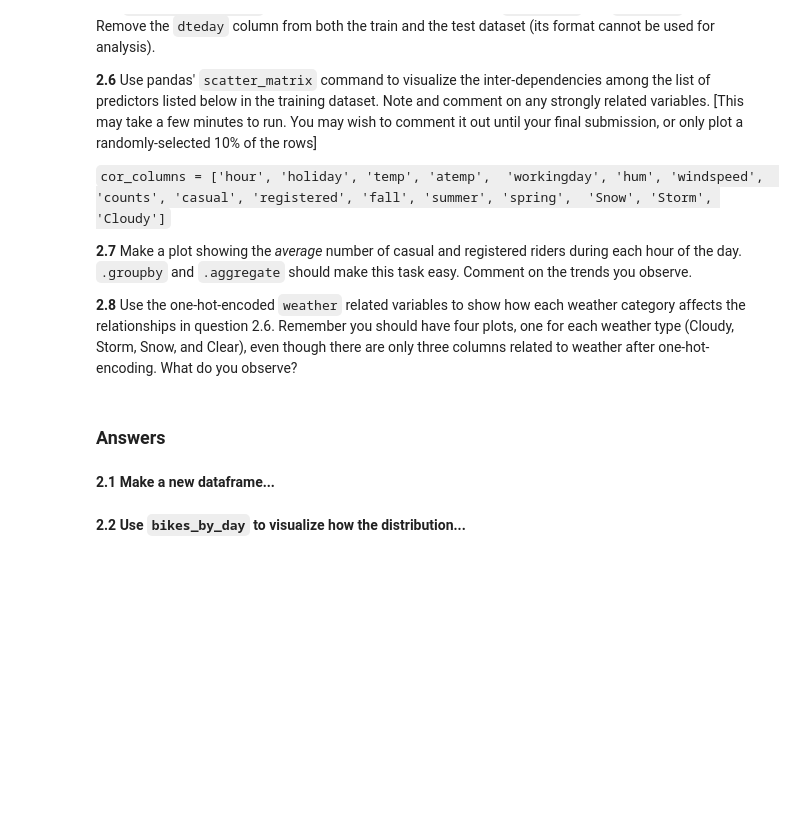
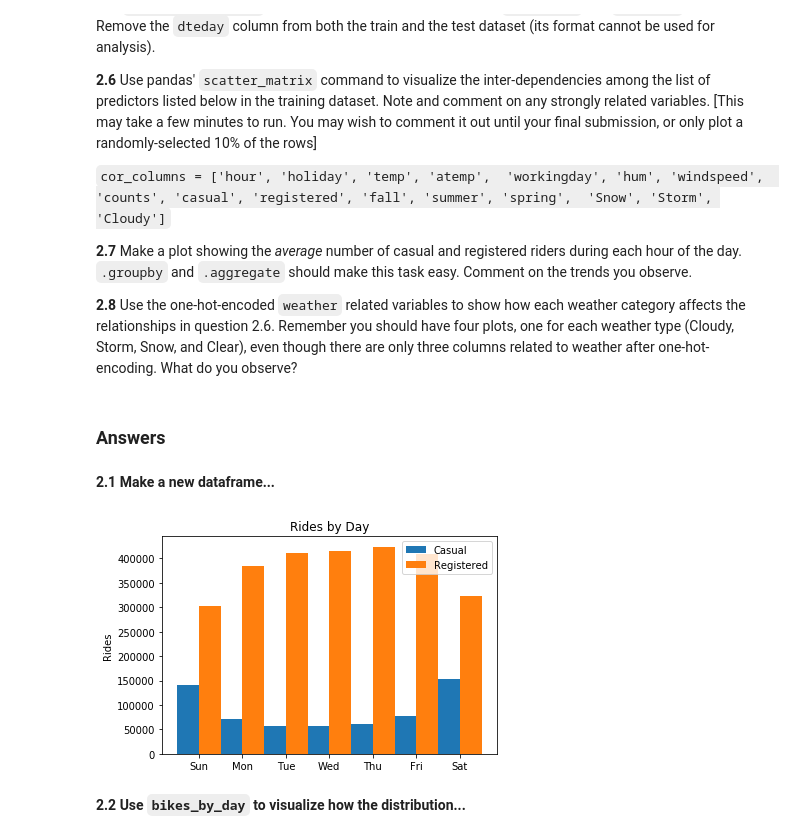
Before and after one commit to jadekessler3/2019-CS109A, a Jupyter notebook: content/homeworks/cs109a_hw3/cs109a_hw3.ipynb, the cells around one changed output. Cells and saved outputs as stored; diff of their text form; code cells hidden in the pictures; blank space fills up the shorter version.

```diff
--- a/content/homeworks/cs109a_hw3/cs109a_hw3.ipynb
+++ b/content/homeworks/cs109a_hw3/cs109a_hw3.ipynb
@@ -99,4 +104,6 @@ In this section, we read in the data and begin one of the most important analyti
 # %% [markdown]
 **1.1 Load the dataset from the csv file...**
 # %%
-bikes_df_raw = pd.read_csv('./data/BSS_hour_raw.csv')
+# your code here
+bikes_df_raw = pd.read_csv('data/BSS_hour_raw.csv')
+bikes_df_raw.describe()
@@ -207,2 +185,55 @@ counts_reg.hist(colummn = "registered")
+# %%
+bikes_df_raw['day'] = bikes_df_raw['dteday'].apply(lambda x : x.day)
+bikes_grouped = bikes_df_raw.groupby(['year', 'month', 'day'])
+day_means = bikes_grouped.mean()
+day_maxes = bikes_grouped.max()
+day_sums = bikes_grouped.sum()
+bikes_by_day = pd.DataFrame(
+    0,
+    index= np.arange(len(day_means)),
+    columns=['dteday', 'weekday', 'weather', 'season', 'temp', 'atemp', 'windspeed', 'hum', 'casual', 'registered', 'counts']
+)
+bikes_by_day = bikes_by_day.astype(
+    {
+        'dteday': 'datetime64[ns]',
+        'weekday': 'int64',
+        'weather': 'int64',
+        'season': 'int64',
+        'temp': 'float64',
+        'atemp': 'float64',
+        'windspeed': 'float64',
+        'hum': 'float64',
+        'casual': 'int64',
+        'registered': 'int64',
+        'counts': 'int64'
+    }
+)
+
+def get_timestamp_at_noon(timestamp):
+    return pd.Timestamp(timestamp.year, timestamp.month, timestamp.day, 12)
+for x in ['weekday', 'season', 'temp', 'atemp', 'windspeed', 'hum']:
+    bikes_by_day[x] = day_means[x].values
+for x in ['dteday', 'weather']:
+    bikes_by_day[x] = day_maxes[x].values
+for x in ['casual', 'registered', 'counts']:
+    bikes_by_day[x] = day_sums[x].values
+bikes_by_day['dteday'] = bikes_by_day['dteday'].apply(lambda x : get_timestamp_at_noon(x)).values
+
+# SRC: https://matplotlib.org/3.1.1/gallery/lines_bars_and_markers/barchart.html#sphx-glr-gallery-lines-bars-and-markers-barchart-py
+weekday_bikes_by_day = bikes_by_day.groupby('weekday').sum()
+days_of_week = ['Sun', 'Mon', 'Tue', 'Wed', 'Thu', 'Fri', 'Sat']
+x = np.arange(len(days_of_week))
+width = 0.5
+fig, ax = plt.subplots()
+rects1 = ax.bar(x - width/2, weekday_bikes_by_day['casual'], width, label='Casual')
+rects2 = ax.bar(x + width/2, weekday_bikes_by_day['registered'], width, label='Registered')
+ax.set_title('Rides by Day')
+ax.set_xticklabels(days_of_week)
+ax.set_xticks(x)
+ax.set_ylabel('Rides')
+ax.legend()
+plt.show()
+# %% [output]
+[figure, added]
 # %% [markdown]
 **2.2 Use `bikes_by_day` to visualize how the distribution...**
```
Also changed, not shown: parts of 49 cells of this notebook.
